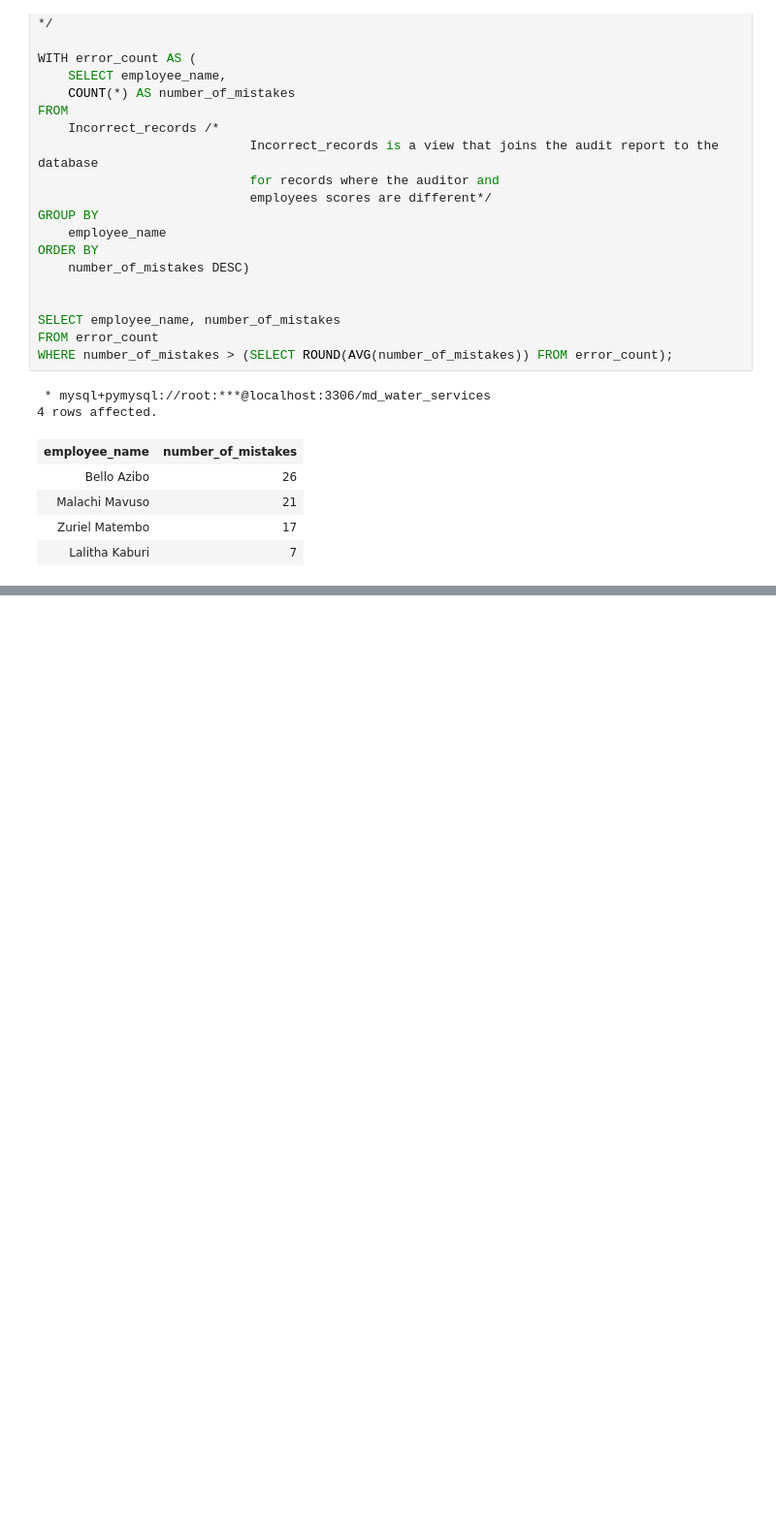
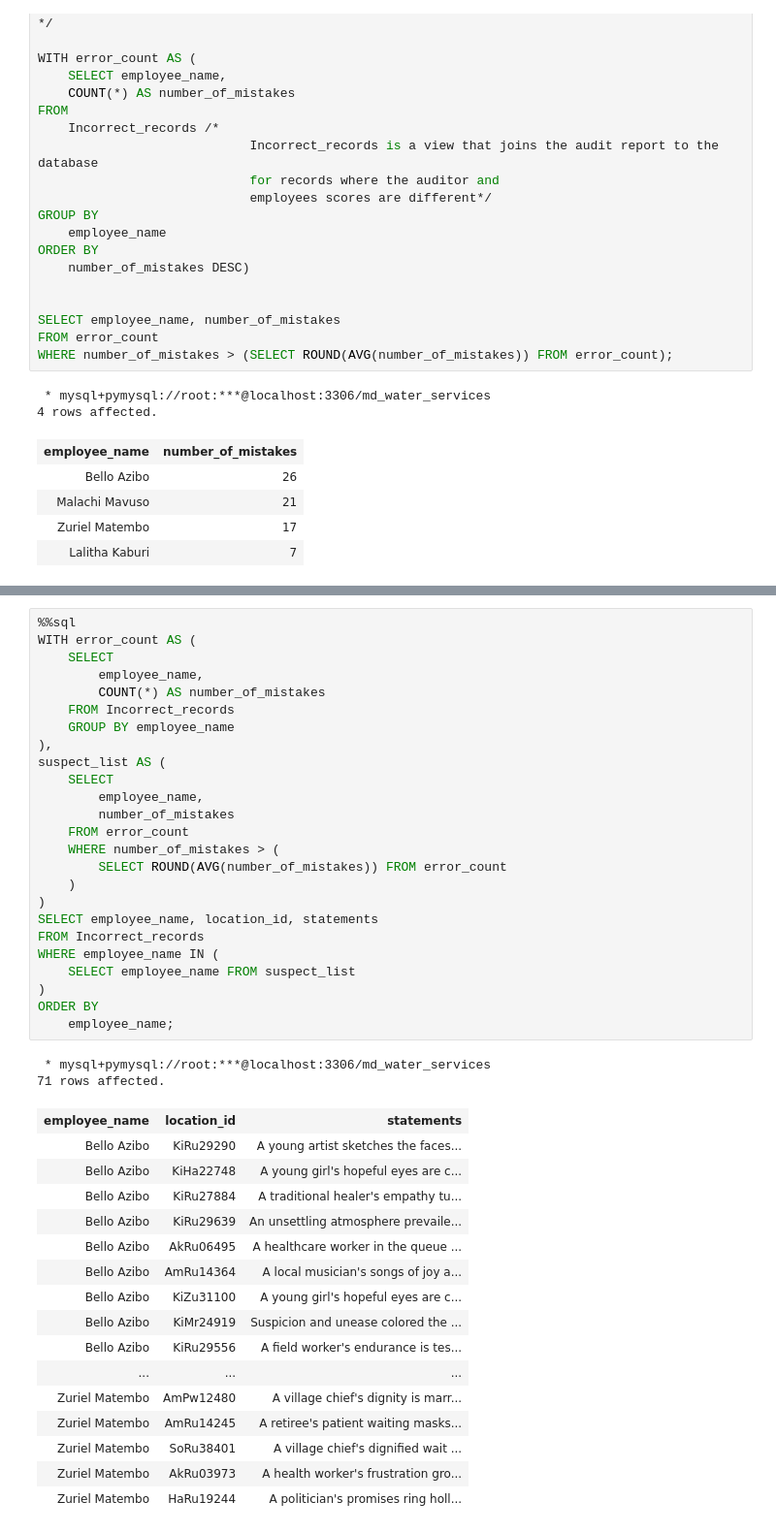
Before and after one commit to Ronald116/ALX_DATA_ANALYTICS, a Jupyter notebook: SQL/Integrated_Project_Pt3/integrated_project_pt3.ipynb, the cells around one changed output, grey strips where cells are left out. Shown at 97% size. Saved outputs shown, nothing was run; the diff lists cells and outputs as text; blank space fills up the shorter version.

```diff
--- a/SQL/Integrated_Project_Pt3/integrated_project_pt3.ipynb
+++ b/SQL/Integrated_Project_Pt3/integrated_project_pt3.ipynb
@@ -590,0 +672,44 @@ WHERE number_of_mistakes > (SELECT ROUND(AVG(number_of_mistakes)) FROM error_cou
+# %%
+%%sql
+WITH error_count AS (
+    SELECT
+        employee_name,
+        COUNT(*) AS number_of_mistakes
+    FROM Incorrect_records
+    GROUP BY employee_name
+),
+suspect_list AS (
+    SELECT
+        employee_name,
+        number_of_mistakes
+    FROM error_count
+    WHERE number_of_mistakes > (
+        SELECT ROUND(AVG(number_of_mistakes)) FROM error_count
+    )
+)
+SELECT employee_name, location_id, statements
+FROM Incorrect_records
+WHERE employee_name IN (
+    SELECT employee_name FROM suspect_list
+)
+ORDER BY
+    employee_name;
+# %% [output]
+ * mysql+pymysql://root:***@localhost:3306/md_water_services
+71 rows affected.
+| employee_name | location_id | statements |
+| Bello Azibo | KiRu29290 | A young artist sketches the faces... |
+| Bello Azibo | KiHa22748 | A young girl's hopeful eyes are c... |
+| Bello Azibo | KiRu27884 | A traditional healer's empathy tu... |
+| Bello Azibo | KiRu29639 | An unsettling atmosphere prevaile... |
+| Bello Azibo | AkRu06495 | A healthcare worker in the queue ... |
+| Bello Azibo | AmRu14364 | A local musician's songs of joy a... |
+| Bello Azibo | KiZu31100 | A young girl's hopeful eyes are c... |
+| Bello Azibo | KiMr24919 | Suspicion and unease colored the ... |
+| Bello Azibo | KiRu29556 | A field worker's endurance is tes... |
+| ... | ... | ... |
+| Zuriel Matembo | AmPw12480 | A village chief's dignity is marr... |
+| Zuriel Matembo | AmRu14245 | A retiree's patient waiting masks... |
+| Zuriel Matembo | SoRu38401 | A village chief's dignified wait ... |
+| Zuriel Matembo | AkRu03973 | A health worker's frustration gro... |
+| Zuriel Matembo | HaRu19244 | A politician's promises ring holl... |
```
Also changed, not shown: parts of 5 cells of this notebook.
